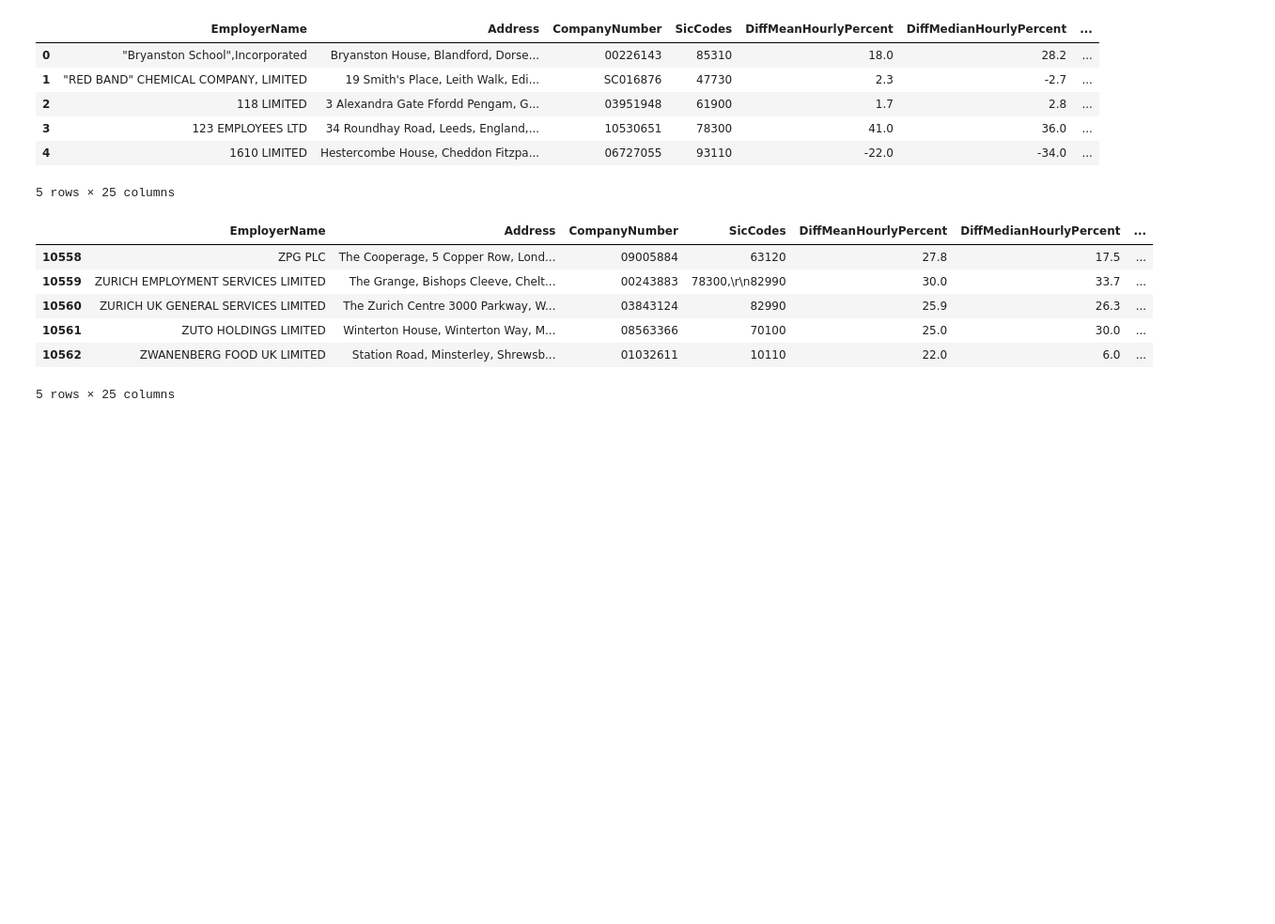
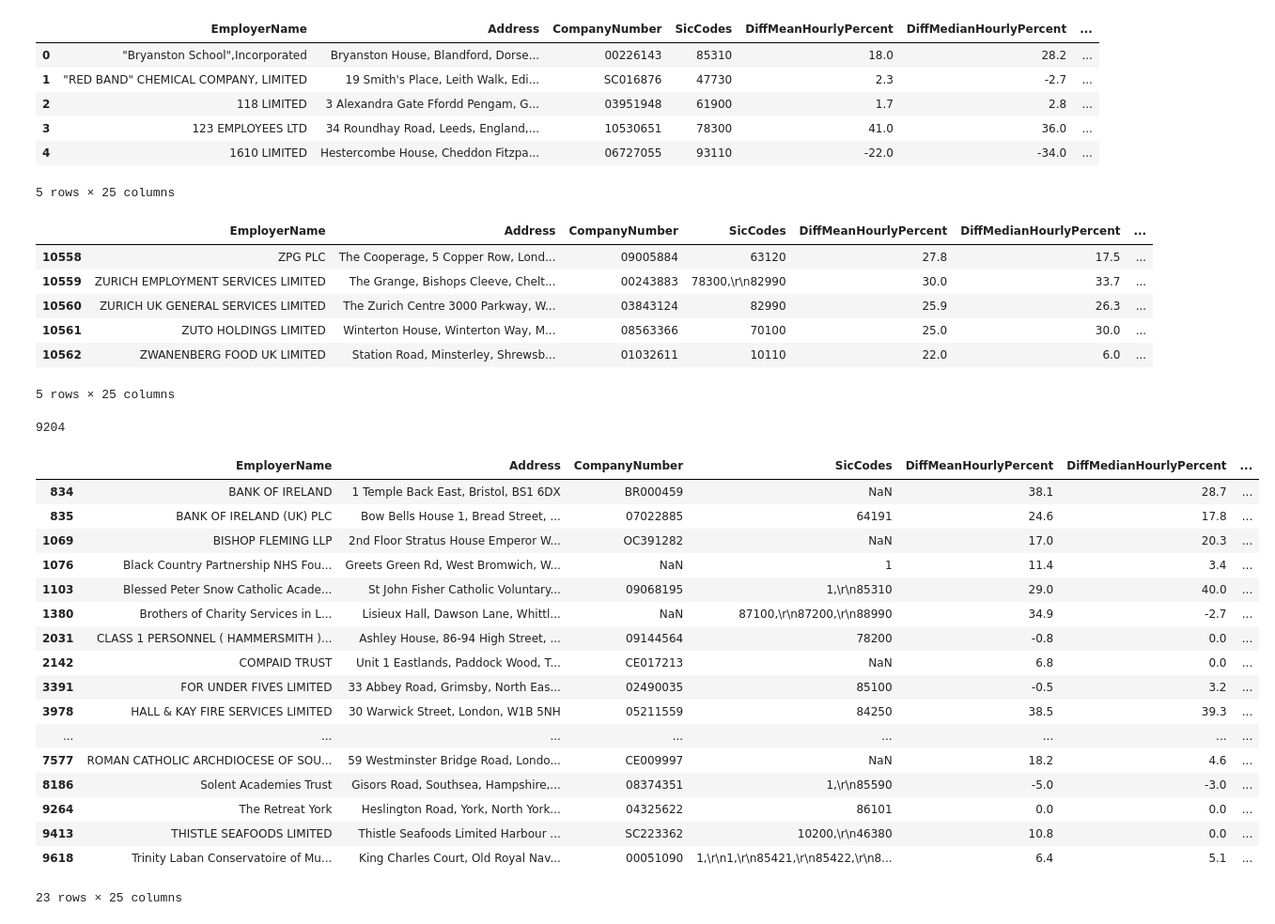
Before and after one commit to sezginisg/gender_pay_gap_uk, a Jupyter notebook: Eda.ipynb, the cells around one changed output. Shown at 94% size. Drawn from its saved outputs; the diff is of its cells as text; code cells hidden in the pictures; blank space fills up the shorter version.

Commit message:
More on exploratory data analysis. Gathering more information about the data

```diff
--- a/Eda.ipynb
+++ b/Eda.ipynb
@@ -76,3 +76,28 @@ data.tail()
 | 10561 | ZUTO HOLDINGS LIMITED | Winterton House, Winterton Way, M... | 08563366 | 70100 | 25.0 | 30.0 | ... |
 | 10562 | ZWANENBERG FOOD UK LIMITED | Station Road, Minsterley, Shrewsb... | 01032611 | 10110 | 22.0 | 6.0 | ... |
 5 rows × 25 columns
+# %%
+data['CompanyNumber'].value_counts().sum()
+# %% [output]
+9204
+# %%
+data.loc[data['DiffMeanBonusPercent'].isnull()]
+# %% [output]
+|  | EmployerName | Address | CompanyNumber | SicCodes | DiffMeanHourlyPercent | DiffMedianHourlyPercent | ... |
+| 834 | BANK OF IRELAND | 1 Temple Back East, Bristol, BS1 6DX | BR000459 | NaN | 38.1 | 28.7 | ... |
+| 835 | BANK OF IRELAND (UK) PLC | Bow Bells House 1, Bread Street, ... | 07022885 | 64191 | 24.6 | 17.8 | ... |
+| 1069 | BISHOP FLEMING LLP | 2nd Floor Stratus House Emperor W... | OC391282 | NaN | 17.0 | 20.3 | ... |
+| 1076 | Black Country Partnership NHS Fou... | Greets Green Rd, West Bromwich, W... | NaN | 1 | 11.4 | 3.4 | ... |
+| 1103 | Blessed Peter Snow Catholic Acade... | St John Fisher Catholic Voluntary... | 09068195 | 1,\r\n85310 | 29.0 | 40.0 | ... |
+| 1380 | Brothers of Charity Services in L... | Lisieux Hall, Dawson Lane, Whittl... | NaN | 87100,\r\n87200,\r\n88990 | 34.9 | -2.7 | ... |
+| 2031 | CLASS 1 PERSONNEL ( HAMMERSMITH )... | Ashley House, 86-94 High Street, ... | 09144564 | 78200 | -0.8 | 0.0 | ... |
+| 2142 | COMPAID TRUST | Unit 1 Eastlands, Paddock Wood, T... | CE017213 | NaN | 6.8 | 0.0 | ... |
+| 3391 | FOR UNDER FIVES LIMITED | 33 Abbey Road, Grimsby, North Eas... | 02490035 | 85100 | -0.5 | 3.2 | ... |
+| 3978 | HALL & KAY FIRE SERVICES LIMITED | 30 Warwick Street, London, W1B 5NH | 05211559 | 84250 | 38.5 | 39.3 | ... |
+| ... | ... | ... | ... | ... | ... | ... | ... |
+| 7577 | ROMAN CATHOLIC ARCHDIOCESE OF SOU... | 59 Westminster Bridge Road, Londo... | CE009997 | NaN | 18.2 | 4.6 | ... |
+| 8186 | Solent Academies Trust | Gisors Road, Southsea, Hampshire,... | 08374351 | 1,\r\n85590 | -5.0 | -3.0 | ... |
+| 9264 | The Retreat York | Heslington Road, York, North York... | 04325622 | 86101 | 0.0 | 0.0 | ... |
+| 9413 | THISTLE SEAFOODS LIMITED | Thistle Seafoods Limited Harbour ... | SC223362 | 10200,\r\n46380 | 10.8 | 0.0 | ... |
+| 9618 | Trinity Laban Conservatoire of Mu... | King Charles Court, Old Royal Nav... | 00051090 | 1,\r\n1,\r\n85421,\r\n85422,\r\n8... | 6.4 | 5.1 | ... |
+23 rows × 25 columns
```
